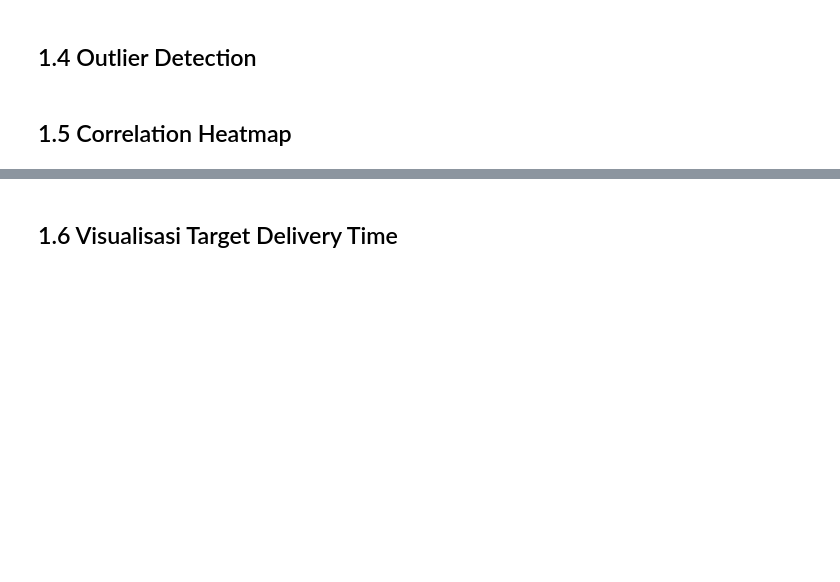
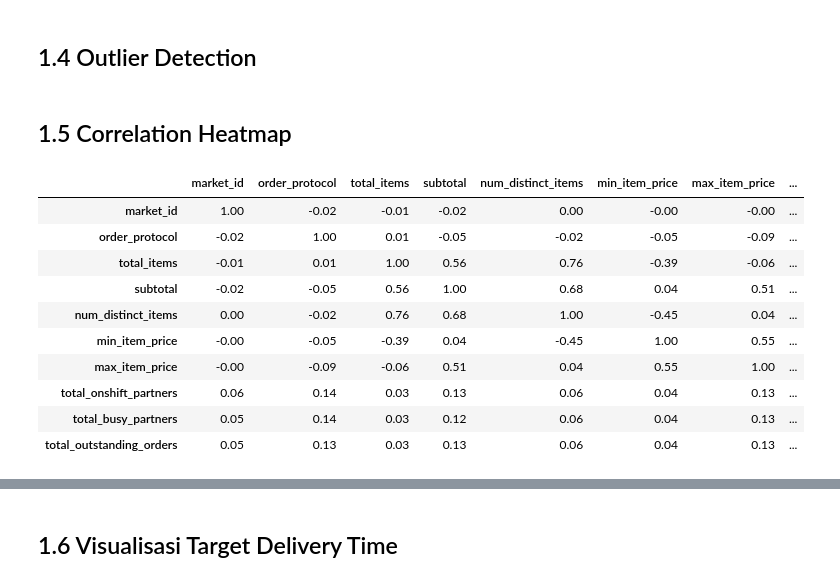
Before and after one commit to Ridlodk/video-learning, a Jupyter notebook: eda & preprocessing/eda_&_pre_processing.ipynb, the cells around one changed output, grey strips where cells are left out. Cells and saved outputs as stored; diff of their text form; code cells hidden in the pictures; blank space fills up the shorter version.

```diff
--- a/eda & preprocessing/eda_&_pre_processing.ipynb
+++ b/eda & preprocessing/eda_&_pre_processing.ipynb
@@ -94,2 +98,4 @@ dtype: int64
 # %% [markdown]
 ## 1.2 Check Duplicate Data
+# %%
+df_copy = df.copy()
@@ -105,3 +179,20 @@ dtype: int64
 ## 1.4 Outlier Detection
 # %% [markdown]
 ## 1.5 Correlation Heatmap
+# %%
+pd.options.display.float_format = "{:,.2f}".format
+# %%
+corr_matrix = df_copy.corr()
+corr_matrix
+# %% [output]
+|  | market_id | order_protocol | total_items | subtotal | num_distinct_items | min_item_price | max_item_price | ... |
+| market_id | 1.00 | -0.02 | -0.01 | -0.02 | 0.00 | -0.00 | -0.00 | ... |
+| order_protocol | -0.02 | 1.00 | 0.01 | -0.05 | -0.02 | -0.05 | -0.09 | ... |
+| total_items | -0.01 | 0.01 | 1.00 | 0.56 | 0.76 | -0.39 | -0.06 | ... |
+| subtotal | -0.02 | -0.05 | 0.56 | 1.00 | 0.68 | 0.04 | 0.51 | ... |
+| num_distinct_items | 0.00 | -0.02 | 0.76 | 0.68 | 1.00 | -0.45 | 0.04 | ... |
+| min_item_price | -0.00 | -0.05 | -0.39 | 0.04 | -0.45 | 1.00 | 0.55 | ... |
+| max_item_price | -0.00 | -0.09 | -0.06 | 0.51 | 0.04 | 0.55 | 1.00 | ... |
+| total_onshift_partners | 0.06 | 0.14 | 0.03 | 0.13 | 0.06 | 0.04 | 0.13 | ... |
+| total_busy_partners | 0.05 | 0.14 | 0.03 | 0.12 | 0.06 | 0.04 | 0.13 | ... |
+| total_outstanding_orders | 0.05 | 0.13 | 0.03 | 0.13 | 0.06 | 0.04 | 0.13 | ... |
```
Also changed, not shown: parts of 15 cells of this notebook.
